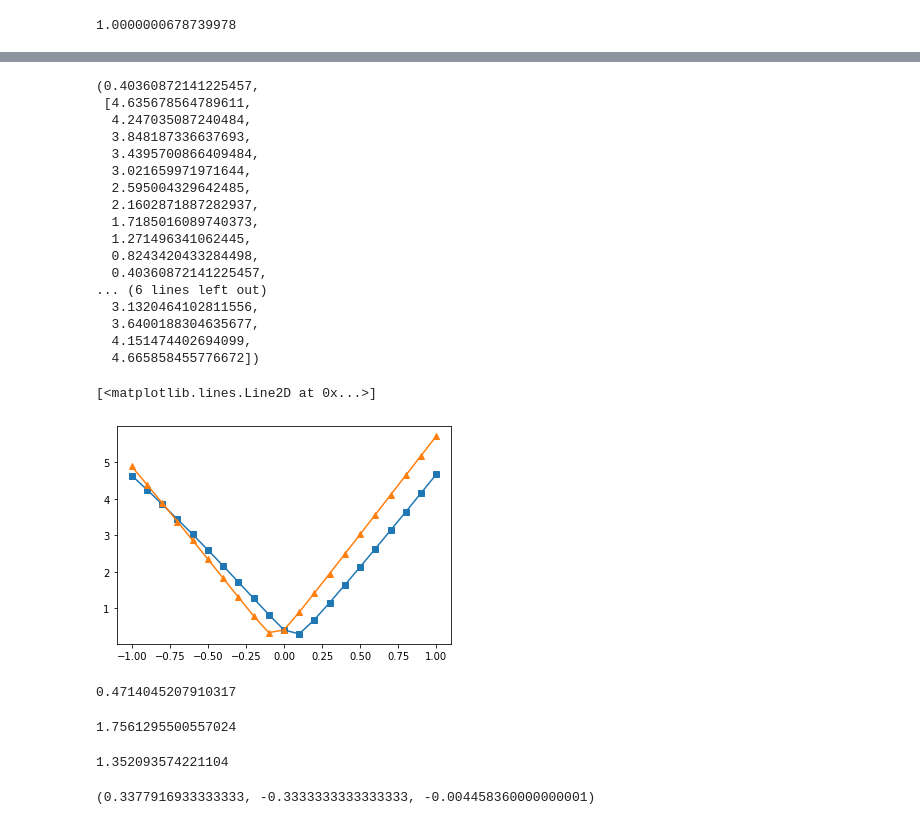
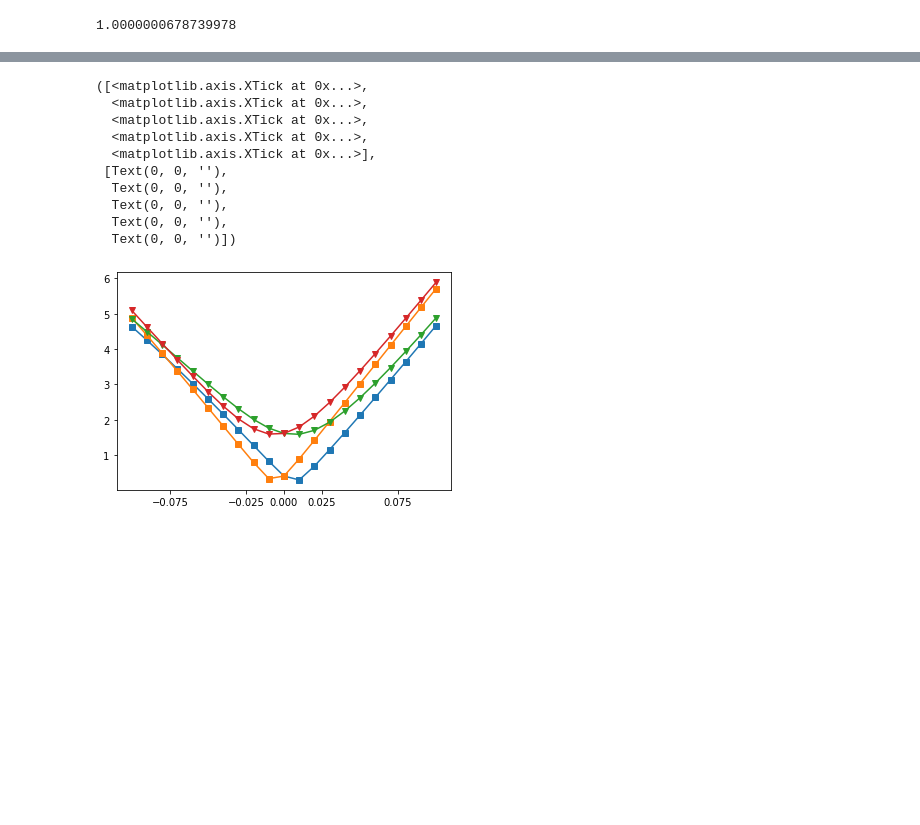
Before and after one commit to pietrodelugas/plot_tommaso, a Jupyter notebook: note_book_prova1.ipynb, the cells around one changed output, grey strips where cells are left out. Drawn from its saved outputs; the diff is of its cells as text; code cells hidden in the pictures; blank space fills up the shorter version.

```diff
--- a/note_book_prova1.ipynb
+++ b/note_book_prova1.ipynb
@@ -13,7 +12,9 @@ param[2] = -0.5
 param[3] = -0.15
 param[5] = +0.05
 
-param_k = [0.0,0.0, 3.29, 0.57, 0.0, -0.07, 0.19, 0.31, 0.47, 0.0, 0.04]
+param_k = [0.0,0.0, 3.29, 0.57, 0.00, -0.07, 0.19, 0.31, 0.47, 0.0, 0.04]
+par_k_dm = param_k.copy()
+par_k_dm[4] = 0.1
 param_k_noil = param_k[:6] + 5*[0.]
 type(param_k_noil[6:]) ,param_k_noil
 # %% [output]
@@ -30,15 +31,19 @@ recip = np.array([[ 1.121488, -0.647491,  0.388815],
 inp = {
 			 'param':-np.array(param_k),
 			 'S':3.0/2.0}
+#
+inp_dm = { 'param': -np.array(par_k_dm), 'S':3./2.}
 k = np.array([1./3.,-1./3.,0.0])
 zs = np.array([0.3333333,0.333333,0.3333333])
-gk0 = [bulk_disp(*(c*k+3*zs), branch=0,**inp) for c in np.linspace(0.9,1.1,num=120)]
-gk1 = [bulk_disp(*(c*k+3*zs), branch=1,**inp) for c in np.linspace(0.9,1.1,num=120)]
+gk0 = [bulk_disp(*(c*k+3*zs), branch=0,**inp) for c in np.linspace(0.0,1.5,num=120)]
+gk1 = [bulk_disp(*(c*k+3*zs), branch=1,**inp) for c in np.linspace(0.0,1.5,num=120)]
+gk0dm = [bulk_disp(*(c*k+3*zs), branch=0,**inp_dm) for c in np.linspace(0.0,1.5,num=120)]
+gk1dm = [bulk_disp(*(c*k+3*zs), branch=1,**inp_dm) for c in np.linspace(0.0,1.5,num=120)]
 K = k.dot(recip)
 h1 = np.array([1,-1,0]).dot(direct)
 a_hex = np.sqrt((h1.dot(h1)))
 sk = np.sqrt(K.dot(K))/a_hex
-gkascissa = [c*sk for c in np.linspace(0.9,1.1,num=120)]
+gkascissa = [c*sk for c in np.linspace(0.0,1.5,num=120)]
 # %%
 zs.dot(recip).dot(direct[0]+direct[1]+direct[2])
 # %% [output]
@@ -89,43 +94,25 @@ gdx2 = dodline(dir=0,branch=1)
 gdy1 = dodline(dir=1,branch=0)
 gdy2 = dodline(dir=1,branch=1)
 gap1 = gapline(0)
-
-gap(k,inp),gap1
-# %% [output]
-(0.40360872141225457,
- [4.635678564789611,
-  4.247035087240484,
-  3.848187336637693,
-  3.4395700866409484,
-  3.021659971971644,
-  2.595004329642485,
-  2.1602871887282937,
-  1.7185016089740373,
-  1.271496341062445,
-  0.8243420433284498,
-  0.40360872141225457,
-... (6 lines left out)
-  3.1320464102811556,
-  3.6400188304635677,
-  4.151474402694099,
-  4.665858455776672])
 # %%
 #plt.plot(np.linspace(-1,1,21), gdx2,marker='o')
 #plt.plot(np.linspace(-1,1,21), gdx1, marker='o')
 #plt.plot(np.linspace(-1,1,21), gdy1, marker='o')
 #plt.plot(np.linspace(-1,1,21), gdy2, marker='o')
-plt.plot(np.linspace(-1,1,21), gapline(0), marker='s')
-plt.plot(np.linspace(-1,1,21),gapline(1), marker='^')
+plt.plot(np.linspace(-1,1,21)*0.1, gapline(0), marker='s')
+plt.plot(np.linspace(-1,1,21)*0.1, gapline(1), marker='s')
+plt.plot(np.linspace(-1,1,21)*0.1, gapline(0,inp_dm), marker='v')
+plt.plot(np.linspace(-1,1,21)*0.1, gapline(1,inp_dm), marker='v')
+plt.xticks([-0.075,-0.025,0.0, 0.025, 0.075])
 # %% [output]
-[<matplotlib.lines.Line2D at 0x...>]
+([<matplotlib.axis.XTick at 0x...>,
+  <matplotlib.axis.XTick at 0x...>,
+  <matplotlib.axis.XTick at 0x...>,
+  <matplotlib.axis.XTick at 0x...>,
+  <matplotlib.axis.XTick at 0x...>],
+ [Text(0, 0, ''),
+  Text(0, 0, ''),
+  Text(0, 0, ''),
+  Text(0, 0, ''),
+  Text(0, 0, '')])
-[figure, old version]
+[figure, new version]
-# %%
-def dgdx(p,d):
-# %% [output]
-0.4714045207910317
-1.7561295500557024
-# %%
-direct[0].dot(direct[0])
-np.sqrt(recip[0].dot(recip[0]))
-# %% [output]
-1.352093574221104
@@ -134,4 +118,0 @@ h,ks,l=k+0.1*d_frac[0]
-# %%
-h,ks,l
-# %% [output]
-(0.3377916933333333, -0.3333333333333333, -0.004458360000000001)
```
Also changed, not shown: parts of 12 cells of this notebook.
